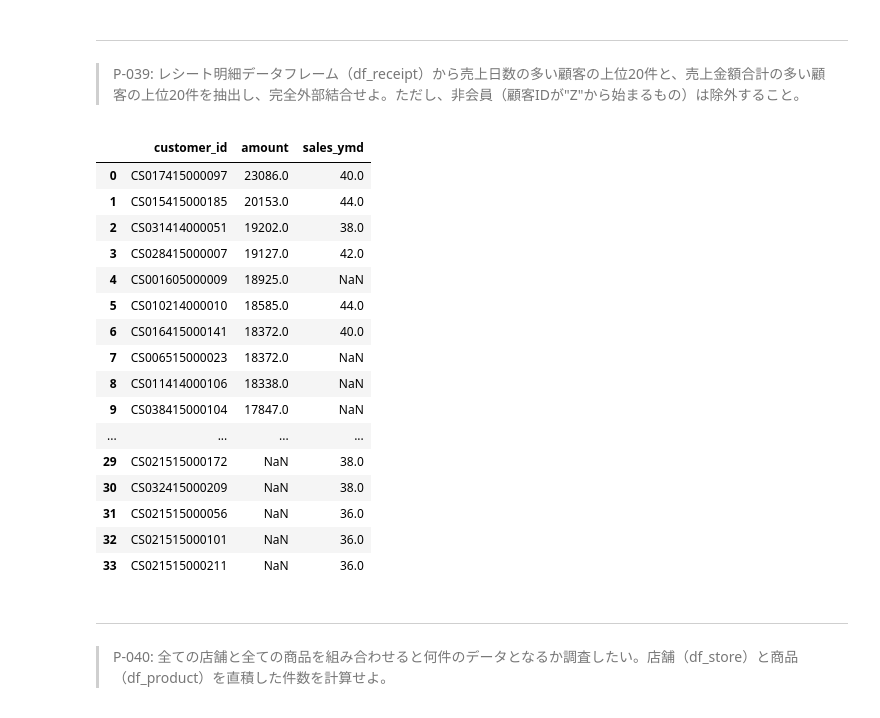
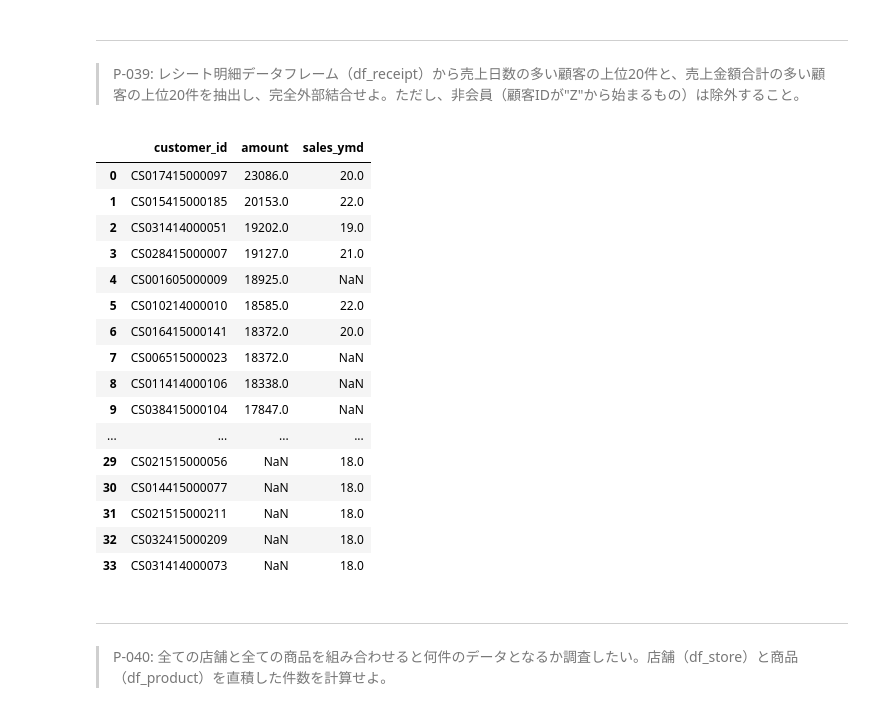
Before and after one commit to nasjp/100knocks-preprocess, a Jupyter notebook: docker/work/preprocess_knock_Python.ipynb, the cells around one changed output. Saved outputs shown, nothing was run; the diff lists cells and outputs as text; code cells hidden in the pictures.

```diff
--- a/docker/work/preprocess_knock_Python.ipynb
+++ b/docker/work/preprocess_knock_Python.ipynb
@@ -681,28 +688,29 @@ df_customer[
 ---
 > P-039: レシート明細データフレーム（df_receipt）から売上日数の多い顧客の上位20件と、売上金額合計の多い顧客の上位20件を抽出し、完全外部結合せよ。ただし、非会員（顧客IDが"Z"から始まるもの）は除外すること。
 # %%
-g = df_receipt[df_receipt['customer_id'].str.startswith('Z') == False].groupby('customer_id')
-g.amount.sum().sort_values(ascending=False).head(20).reset_index().merge(
-g.sales_ymd.count().sort_values(ascending=False).head(20).reset_index(), on='customer_id', how='outer'
+d = df_receipt[df_receipt['customer_id'].str.startswith('Z') == False]
+d.groupby('customer_id').amount.sum().sort_values(ascending=False).head(20).reset_index().merge(
+	d[~d.duplicated(subset=['customer_id', 'sales_ymd'])].groupby('customer_id')['sales_ymd'].count().sort_values(ascending=False).head(20).reset_index(),
+	on='customer_id', how='outer'
 )
 # %% [output]
 |  | customer_id | amount | sales_ymd |
-| 0 | CS017415000097 | 23086.0 | 40.0 |
-| 1 | CS015415000185 | 20153.0 | 44.0 |
-| 2 | CS031414000051 | 19202.0 | 38.0 |
-| 3 | CS028415000007 | 19127.0 | 42.0 |
+| 0 | CS017415000097 | 23086.0 | 20.0 |
+| 1 | CS015415000185 | 20153.0 | 22.0 |
+| 2 | CS031414000051 | 19202.0 | 19.0 |
+| 3 | CS028415000007 | 19127.0 | 21.0 |
 | 4 | CS001605000009 | 18925.0 | NaN |
-| 5 | CS010214000010 | 18585.0 | 44.0 |
-| 6 | CS016415000141 | 18372.0 | 40.0 |
+| 5 | CS010214000010 | 18585.0 | 22.0 |
+| 6 | CS016415000141 | 18372.0 | 20.0 |
 | 7 | CS006515000023 | 18372.0 | NaN |
 | 8 | CS011414000106 | 18338.0 | NaN |
 | 9 | CS038415000104 | 17847.0 | NaN |
 | ... | ... | ... | ... |
-| 29 | CS021515000172 | NaN | 38.0 |
-| 30 | CS032415000209 | NaN | 38.0 |
-| 31 | CS021515000056 | NaN | 36.0 |
-| 32 | CS021515000101 | NaN | 36.0 |
-| 33 | CS021515000211 | NaN | 36.0 |
+| 29 | CS021515000056 | NaN | 18.0 |
+| 30 | CS014415000077 | NaN | 18.0 |
+| 31 | CS021515000211 | NaN | 18.0 |
+| 32 | CS032415000209 | NaN | 18.0 |
+| 33 | CS031414000073 | NaN | 18.0 |
 # %% [markdown]
 ---
 > P-040: 全ての店舗と全ての商品を組み合わせると何件のデータとなるか調査したい。店舗（df_store）と商品（df_product）を直積した件数を計算せよ。
```
Also changed, not shown: parts of 18 cells of this notebook.
